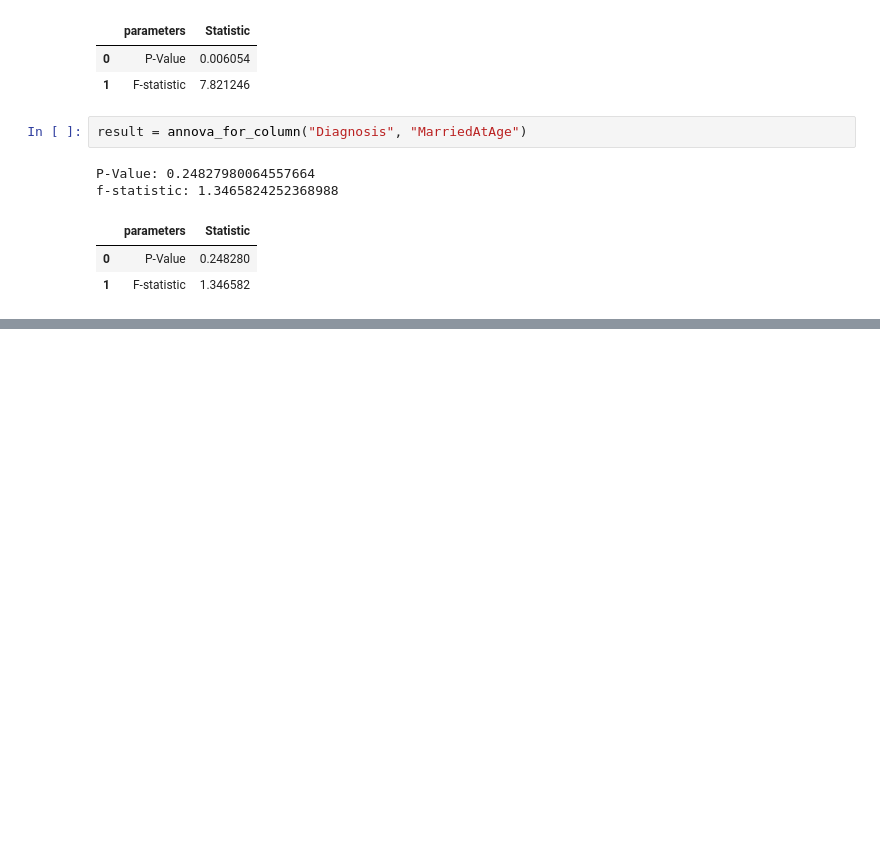
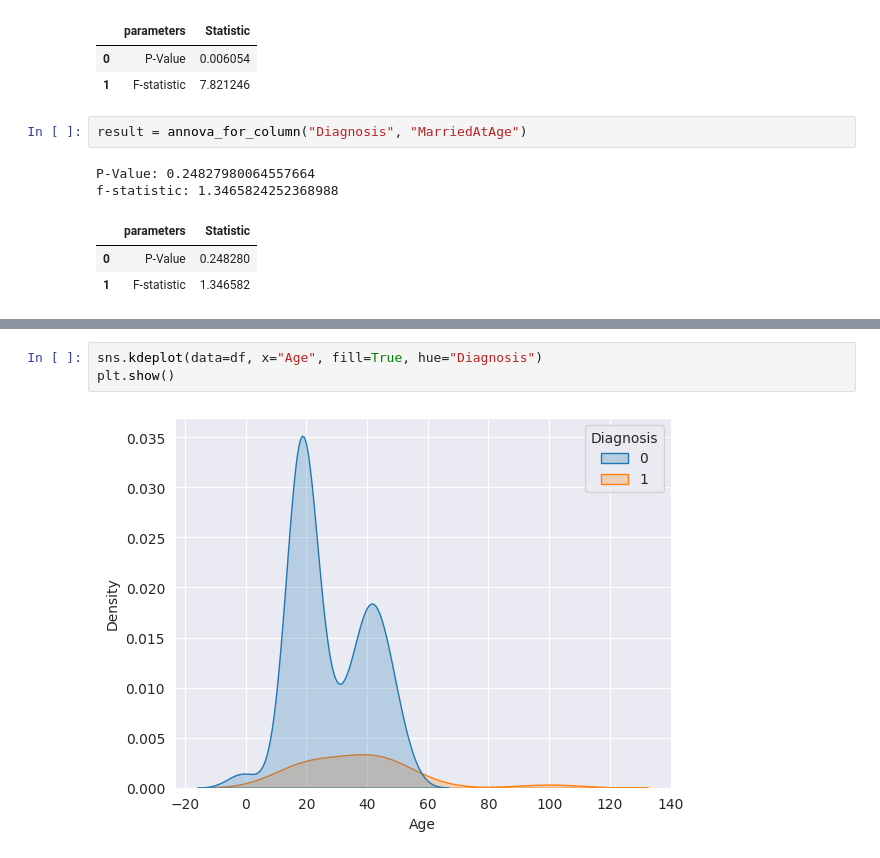
Before and after one commit to pickleprat/FertilityAnalysis, a Jupyter notebook: responses.ipynb, the cells around one changed output, grey strips where cells are left out. Drawn from its saved outputs; the diff is of its cells as text; blank space fills up the shorter version.

```diff
--- a/responses.ipynb
+++ b/responses.ipynb
@@ -619,0 +625,5 @@ f-statistic: 1.3465824252368988
+# %%
+sns.kdeplot(data=df, x="Age", fill=True, hue="Diagnosis")
+plt.show()
+# %% [output]
+[figure, added]
```
Also changed, not shown: parts of 14 cells of this notebook, 37 other files.
